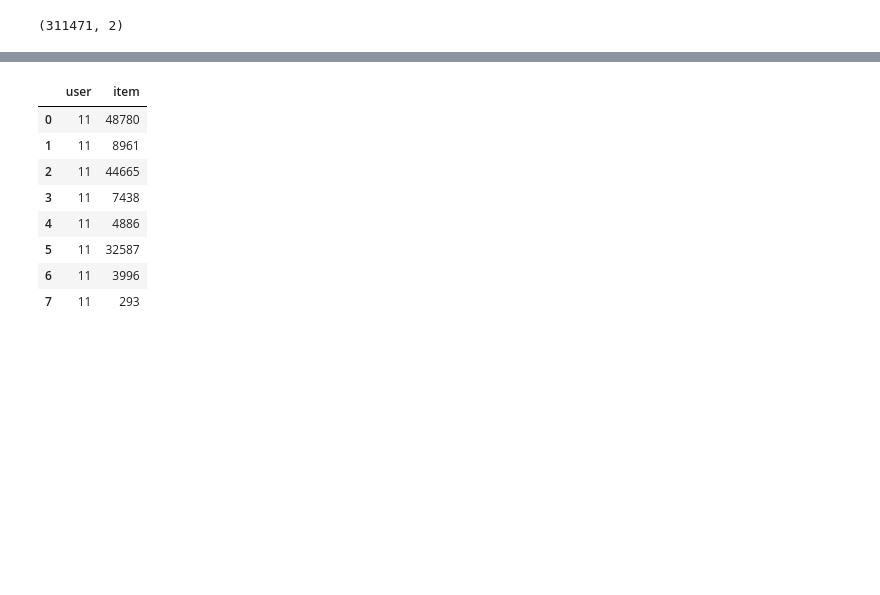
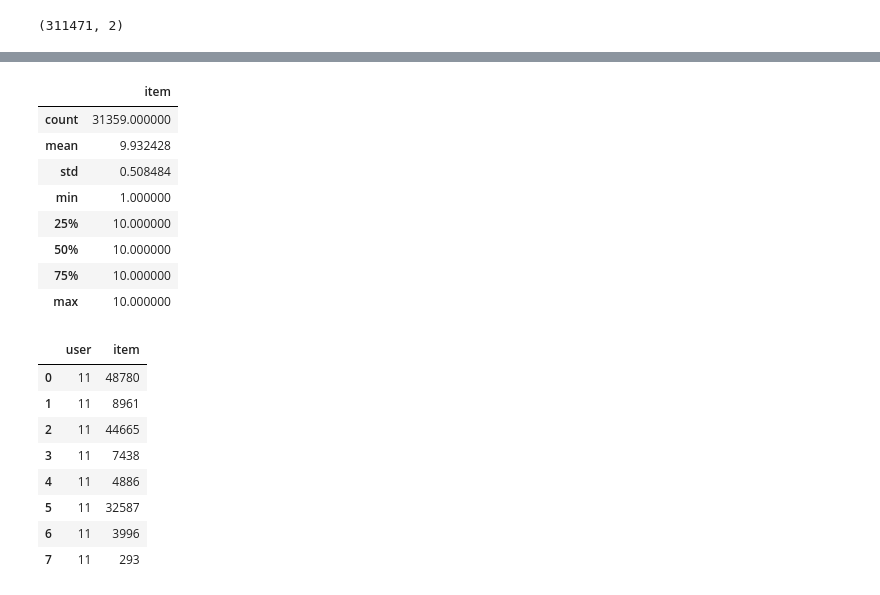
Before and after one commit to boostcampaitech5/level2_movierecommendation-recsys-02, a Jupyter notebook: Recbole/general/ensemble.ipynb, the cells around one changed output, grey strips where cells are left out. Drawn from its saved outputs; the diff is of its cells as text; code cells hidden in the pictures; blank space fills up the shorter version.

```diff
--- a/Recbole/general/ensemble.ipynb
+++ b/Recbole/general/ensemble.ipynb
@@ -40,5 +35,16 @@ gru4rec.groupby(['user']).count()
 # %%
-sas_user_count=sas.groupby(['user']).count()
+sas_user_count=sas.groupby(['user']).count().describe()
+sas_user_count
+# %% [output]
+|  | item |
+| count | 31359.000000 |
+| mean | 9.932428 |
+| std | 0.508484 |
+| min | 1.000000 |
+| 25% | 10.000000 |
+| 50% | 10.000000 |
+| 75% | 10.000000 |
+| max | 10.000000 |
 # %%
 sas[sas['user']==11]
 # %% [output]
```
Also changed, not shown: parts of 4 cells of this notebook, 2 other files.
